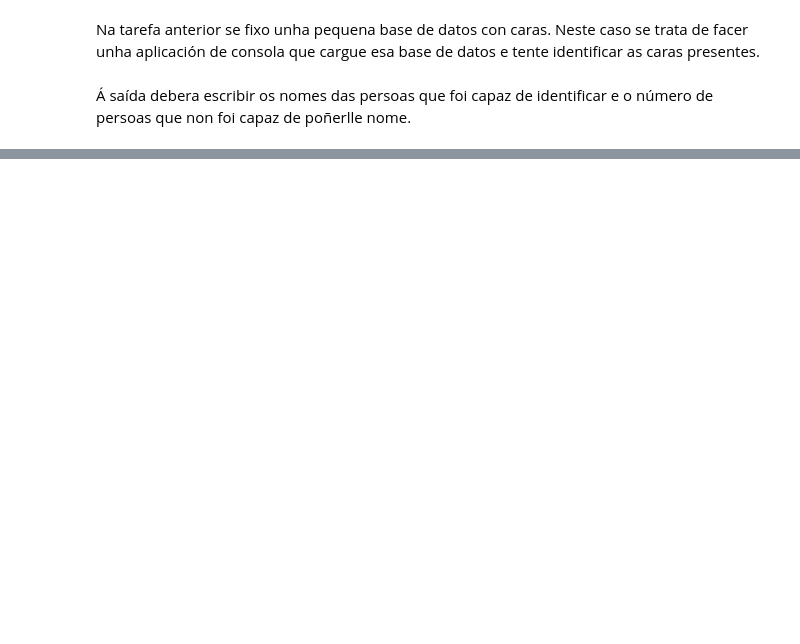
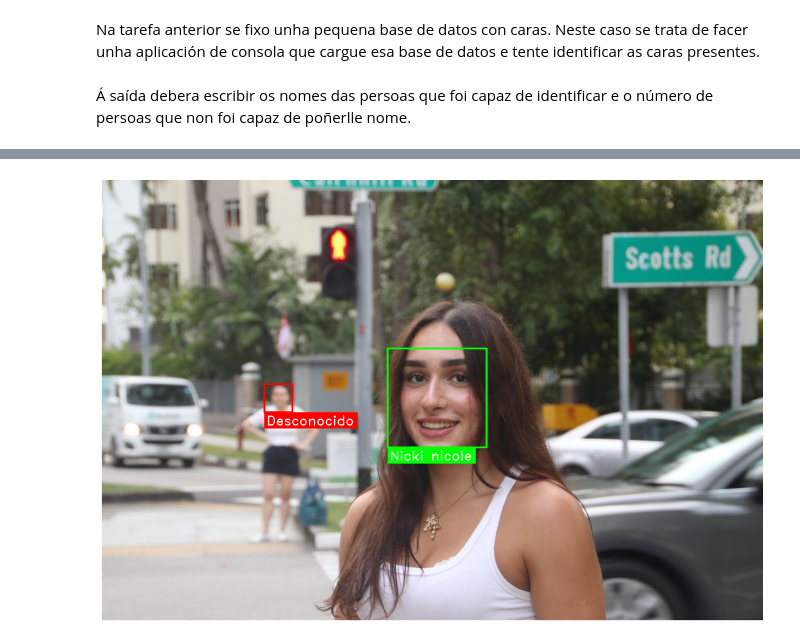
Before and after one commit to nickiiinicole/deteccion-caras-py, a Jupyter notebook: src/bol/detec_tarea67.ipynb, the cells around one changed output, grey strips where cells are left out. Drawn from its saved outputs; the diff is of its cells as text; code cells hidden in the pictures; blank space fills up the shorter version.

```diff
--- a/src/bol/detec_tarea67.ipynb
+++ b/src/bol/detec_tarea67.ipynb
@@ -28,10 +63,0 @@ facerec = dlib.face_recognition_model_v1(face_rec_model_path)
-# %%
-vector_faces = []
-
-with open("faces_names.csv", mode='r') as f:
-    reader = csv.reader(f)
-    for row in reader:
-        nombre = row[0]
-        descriptor = np.array(row[1:], dtype=float)
-        vector_faces.append((descriptor, nombre))
-print(f"Se han cargado {len(vector_faces)} rostros.")
@@ -113,0 +66,8 @@ plt.show()
+# %%
+# Detectamos caras na foto nova
+dets = detector(image_color, 1)
+print(f"Caras detectadas {len(dets)}")
+
+nomes_identificados = []
+contador_descoñecidos = 0
+tolerancia = 0.6  # recordar cuanto menos se le ponga a este para parameto mas extrico
@@ -113,0 +76,72 @@ plt.show()
+# %%
+img_final = image_color.copy()
+
+grosor_cuadro = 15
+tamano_letra = 4.0
+grosor_letra = 5
+padding = 50
+
+nomes_identificados = []
+contador_descoñecidos = 0
+h_img, w_img, _ = img_final.shape
+
+for k, d in enumerate(dets):
+
+    shape = sp(image_color, d)
+    face_descriptor = np.array(facerec.compute_face_descriptor(image_color, shape))
+
+    atopo_match = False
+    nome_match = "Desconocido"
+    menor_distancia = 100
+
+    for index, row in df.iterrows():
+        vector_db = row['vector']
+        nome_db = row['nome']
+        distancia = np.linalg.norm(face_descriptor - vector_db)
+
+        if distancia < tolerancia:
+            if distancia < menor_distancia:
+                menor_distancia = distancia
+                nome_match = nome_db
+                atopo_match = True
+
+    if atopo_match:
+        nomes_identificados.append(nome_match)
+        color_box = (0, 255, 0)
+    else:
+        contador_descoñecidos += 1
+        color_box = (255, 0, 0)
+
+
+    x1 = max(0, d.left() - padding)
+    y1 = max(0, d.top() - padding)
+    x2 = min(w_img, d.right() + padding)
+    y2 = min(h_img, d.bottom() + padding)
+
+
+    cv2.rectangle(img_final, (x1, y1), (x2, y2), color_box, grosor_cuadro)
+
+    font = cv2.FONT_HERSHEY_DUPLEX
+    (text_width, text_height), baseline = cv2.getTextSize(nome_match, font, tamano_letra, grosor_letra)
+
+    cv2.rectangle(img_final,
+                (x1, y2),
+                (x1 + text_width + 50, y2 + text_height + 60),
+                color_box,
+                cv2.FILLED)
+
+    cv2.putText(img_final,
+                nome_match,
+                (x1 + 20, y2 + text_height + 30),
+                font,
+                tamano_letra,
+                (255, 255, 255),
+                grosor_letra,
+                cv2.LINE_AA)
+
+plt.figure(figsize=(15, 15))
+plt.imshow(img_final)
+plt.axis('off')
+plt.show()
+# %% [output]
+[figure, added]
```
Also changed, not shown: parts of 12 cells of this notebook, 12 other files.
